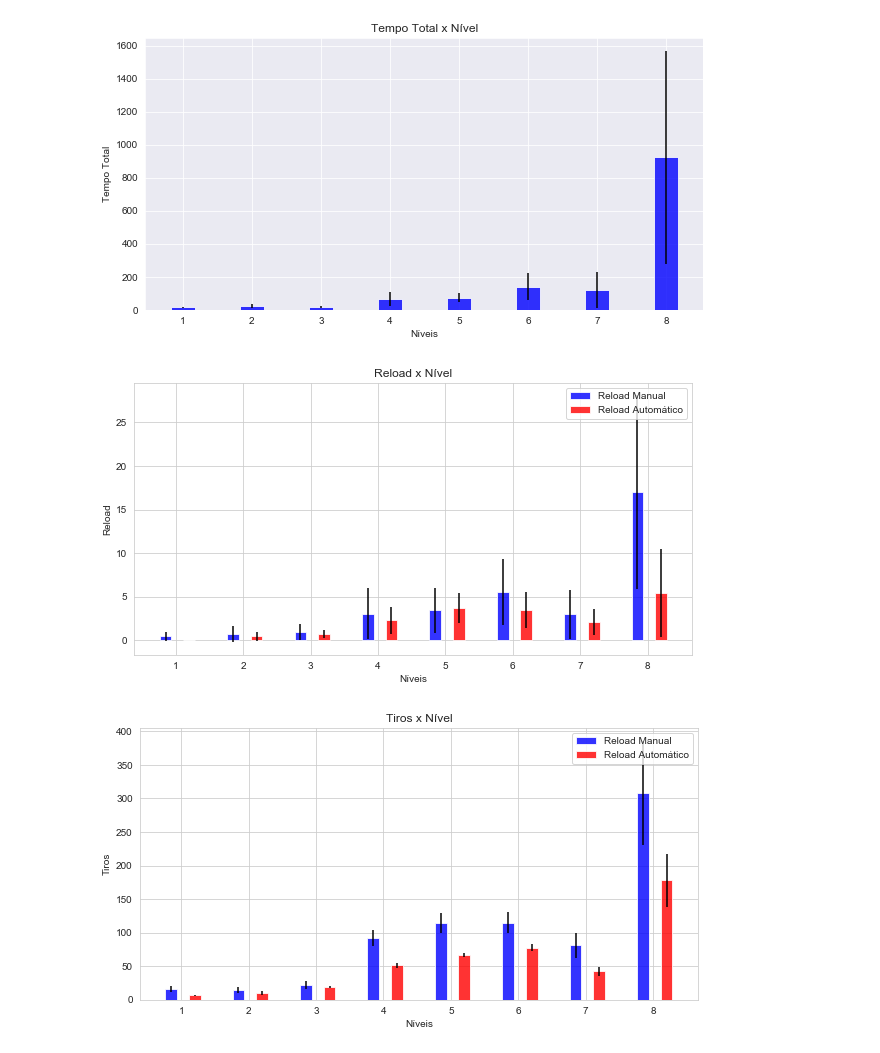
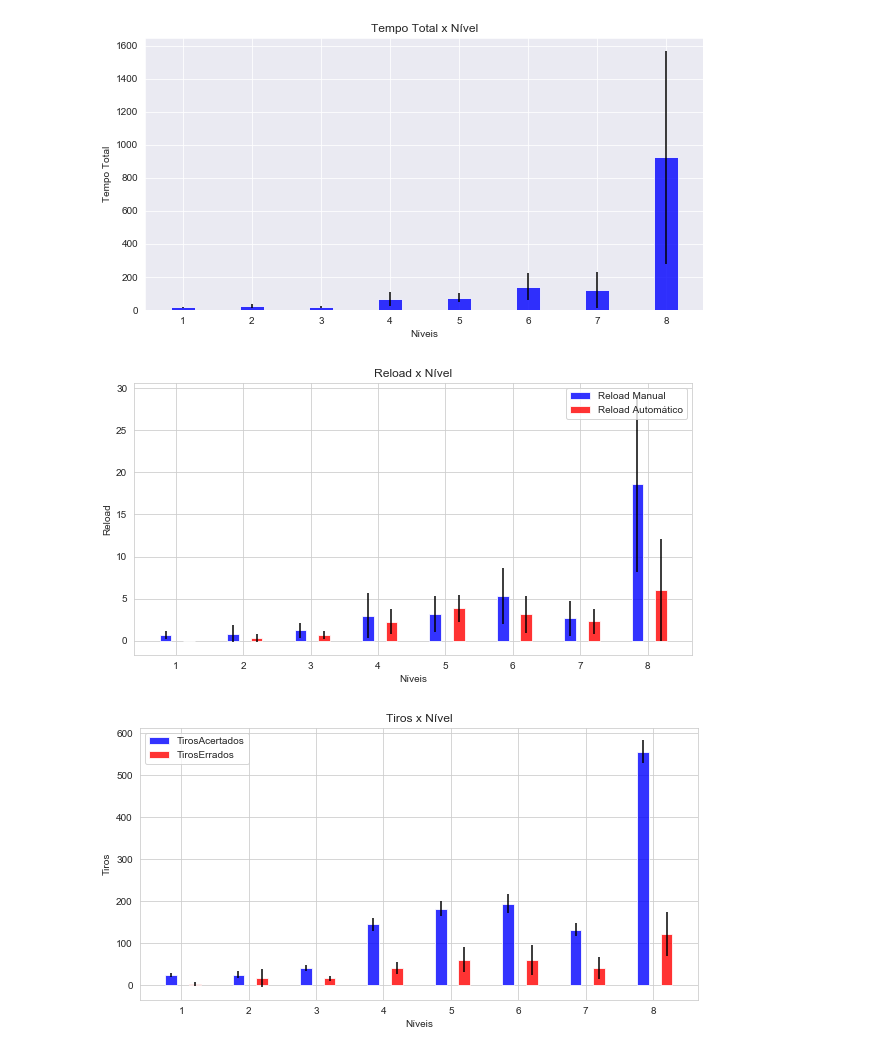
Before and after one commit to wagneralbjr/tcc-dda, a Jupyter notebook: Trata Dados TCC.ipynb, the cells around one changed output. Drawn from its saved outputs; the diff is of its cells as text; code cells hidden in the pictures.

```diff
--- a/Trata Dados TCC.ipynb
+++ b/Trata Dados TCC.ipynb
@@ -394,8 +394,8 @@ fig.savefig('tempoTotalXnivel.png')
 # %%
 #Gerar gráfico de quantidade de reloads por nível
 
-rel_manual_col = pegaColunas(df_final, 'quantidadeReloadApertando')
-rel_auto_col = pegaColunas(df_final, 'quantidadeReloadAuto')
+rel_manual_col = pegaColunas(df_final[filtroCheat], 'quantidadeReloadApertando')
+rel_auto_col = pegaColunas(df_final[filtroCheat], 'quantidadeReloadAuto')
 
 rel_manual_mean = rel_manual_col.mean().values[1:]
 rel_manual_std = rel_manual_col.std().values[1:]
@@ -422,37 +422,38 @@ plt.legend()
 #plt.tight_layout()
 fig.savefig('qtd_reloadsXnivel.png')
 # %% [output]
-[figure, old version]
+[figure, new version]
 # %%
 #Gerar gráfico de quantidade de reloads por nível
 
-tiros_acer = pegaColunas(df_final, 'quantidadeTirosAcertadosCausandoDano')
-tiros_err = pegaColunas(df_final, 'quantidadeTirosAcertadosSemCausarDano')
+tiros_acer = pegaColunas(df_final[filtroCheat], 'quantidadeTirosAcertadosCausandoDano')
+tiros_acer2 = pegaColunas(df_final[filtroCheat], 'quantidadeTirosAcertadosSemCausarDano')
+tiros_err = pegaColunas(df_final[filtroCheat], 'quantidadeTirosErrados_')
 
-tiros_acer_mean = tiros_acer.mean().values[1:]
-tiros_acer_std = tiros_acer.std().values[1:]
+tiros_acer_mean = tiros_acer.mean().values[1:] + tiros_acer2.mean().values[1:]
+tiros_acer_std = tiros_acer.std().values[1:]  + tiros_acer2.std().values[1:]
 
 tiros_err_mean = tiros_err.mean().values[1:]
 tiros_err_std = tiros_err.std().values[1:]
 
 n_groups = 9
 
 fig,ax = plt.subplots(figsize=(10, 5))
 index = np.arange(n_groups)[1:]
 bar_width = 0.35
 opacity = 0.8
 sns.set_style("whitegrid")
 
-rects1 = plt.bar(index  , tiros_acer_mean , bar_width * 0.5 , alpha = opacity, color = 'b', label = 'Reload Manual' , yerr = tiros_acer_std)
-rects2 = plt.bar(index  + bar_width , tiros_err_mean , bar_width * 0.5 , alpha = opacity,label = 'Reload Automático', color = 'r', yerr = tiros_err_std)
+rects1 = plt.bar(index  , tiros_acer_mean , bar_width * 0.5 , alpha = opacity, color = 'b', label = 'TirosAcertados' , yerr = tiros_acer_std)
+rects2 = plt.bar(index  + bar_width , tiros_err_mean , bar_width * 0.5 , alpha = opacity,label = 'TirosErrados', color = 'r', yerr = tiros_err_std)
 plt.xlabel('Níveis')
 plt.ylabel('Tiros')
 plt.title('Tiros x Nível')
 plt.xticks(index + 0.15 , (index))
 plt.legend()
 #fig.figure(figsize=(20,20))
 #plt.tight_layout()
 fig.savefig('tirosAcerErroXnivel.png')
 # %% [output]
-[figure, old version]
+[figure, new version]
 # %%
```
Also changed, not shown: parts of 4 cells of this notebook, 6 other files.
